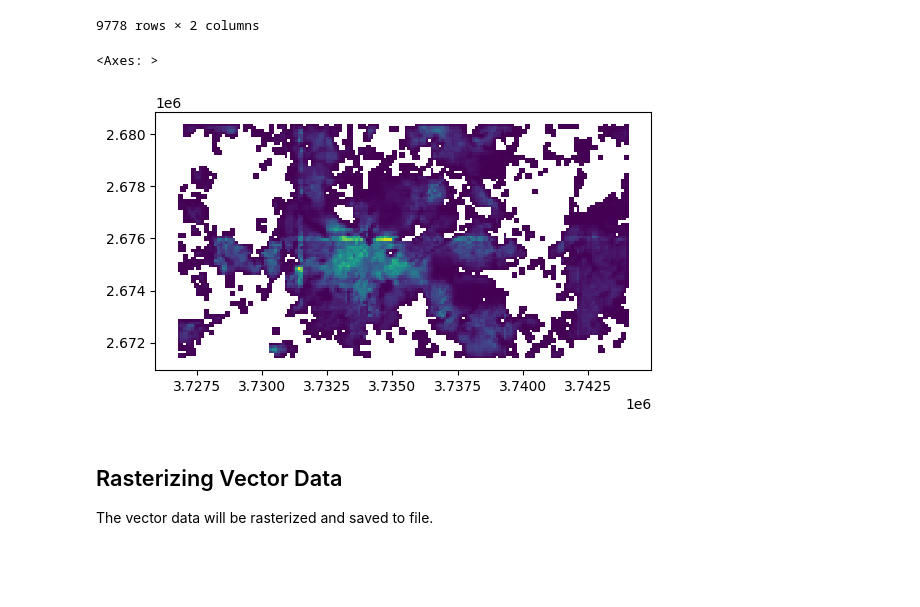
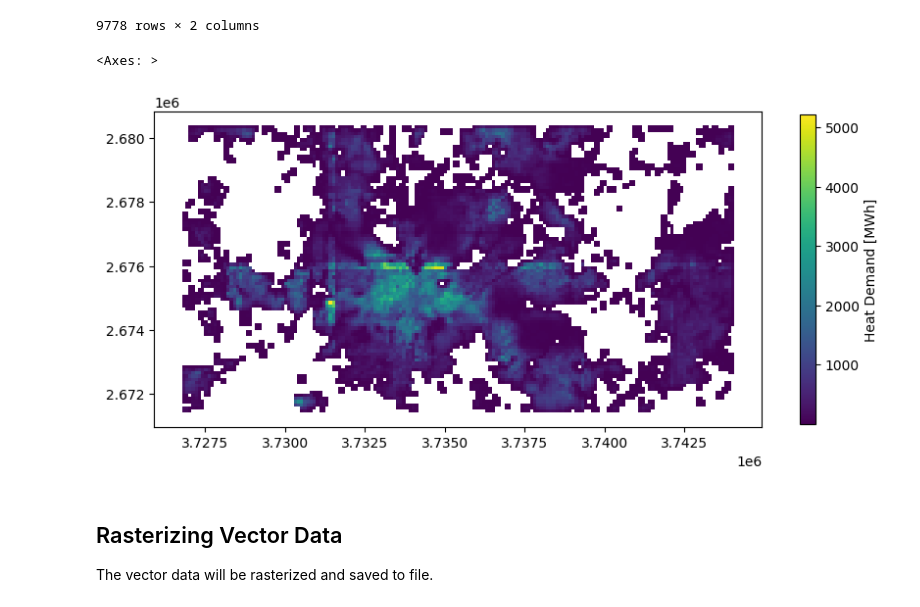
Before and after one commit to AlexanderJuestel/pyheatdemand, a Jupyter notebook: docs/source/notebooks/02_Processing_Data_Type_I_Raster.ipynb, the cells around one changed output. Drawn from its saved outputs; the diff is of its cells as text; code cells hidden in the pictures; blank space fills up the shorter version.

```diff
--- a/docs/source/notebooks/02_Processing_Data_Type_I_Raster.ipynb
+++ b/docs/source/notebooks/02_Processing_Data_Type_I_Raster.ipynb
@@ -45,7 +46,7 @@ CRS.from_epsg(3035)
 
 The raster data is vectorized for further processing. The result will be a `GeoDataFrame` containing the Heat Demand values in the column `class`.
 # %%
-raster_vectorized = processing.vectorize_raster('../../../data/Data_Type_I_Raster.tif')
+raster_vectorized = processing.vectorize_raster('../../../test/data/Data_Type_I_Raster.tif')
 raster_vectorized
 # %% [output]
 |  | geometry | class |
@@ -87,7 +96,7 @@ gdf
 
 We are loading the previously created 10 km mask.
 # %%
-mask_10km = gpd.read_file('../data/Interreg_NWE_mask_10km_3034.shp')
+mask_10km = gpd.read_file('../../../test/data/Interreg_NWE_mask_10km_3034.shp')
 mask_10km
 # %% [output]
 |  | FID | geometry |
@@ -220,7 +227,7 @@ plt.tight_layout()
 
 With the vectorized raster and the 100m mask, we can now directly calculate the heat demand using `calculate_hd`.
 # %%
-hd_gdf = raster_vectorized.to_crs('EPSG:3034')
+hd_gdf = raster_vectorized
 mask_gdf = mask_100m_cropped
 # %%
 gdf_hd = processing.calculate_hd(hd_gdf,
@@ -242,10 +249,12 @@ gdf_hd
 | 9777 | 0.896572 | POLYGON ((3743970.877 2680299.353... |
 9778 rows × 2 columns
 # %%
-gdf_hd.plot(column='HD')
+fig, ax = plt.subplots(1, figsize=(10,10))
+
+gdf_hd.plot(column='HD', ax=ax, legend=True, legend_kwds={'shrink':0.41, 'label': 'Heat Demand [MWh]'})
 # %% [output]
 <Axes: >
-[figure, old version]
+[figure, new version]
 # %% [markdown]
 ## Rasterizing Vector Data
 
```
Also changed, not shown: parts of 11 cells of this notebook, 14 other files.
